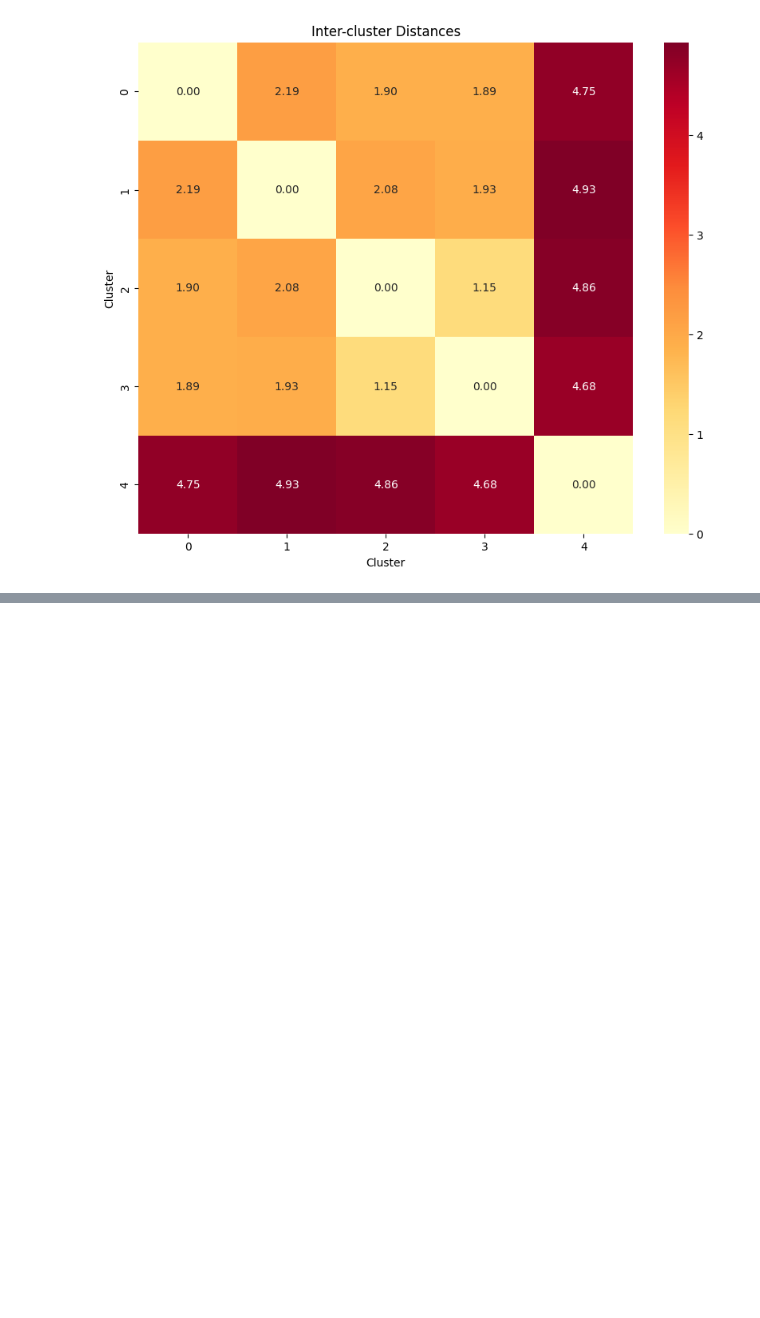
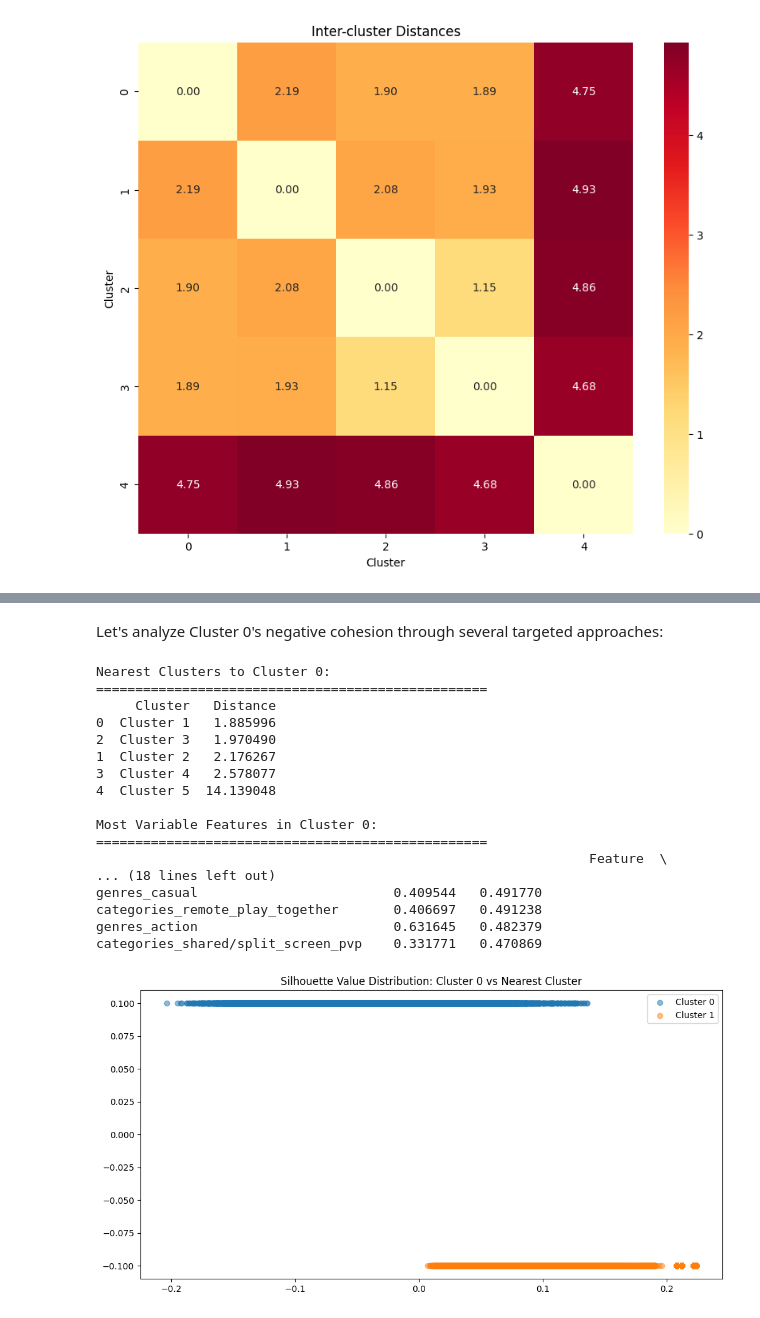
Before and after one commit to adsh16/game-recommendation-system, a Jupyter notebook: main2.ipynb, the cells around one changed output, grey strips where cells are left out. Drawn from its saved outputs; the diff is of its cells as text; code cells hidden in the pictures; blank space fills up the shorter version.

```diff
--- a/main2.ipynb
+++ b/main2.ipynb
@@ -575,0 +803,64 @@ Variance explained by first two components: 35.49%
+# %% [markdown]
+Let's analyze Cluster 0's negative cohesion through several targeted approaches:
+# %%
+# 1. Get feature importance for Cluster 0
+cluster_0_points = features[labels == 0]
+cluster_0_center = kmeans_model.cluster_centers_[0]
+other_centers = kmeans_model.cluster_centers_[1:]
+
+# Calculate distance to other clusters
+distances_to_others = []
+for i, center in enumerate(other_centers, 1):
+    dist = np.linalg.norm(cluster_0_center - center)
+    distances_to_others.append((f'Cluster {i}', dist))
+
+# Sort distances
+distances_df = pd.DataFrame(distances_to_others, columns=['Cluster', 'Distance'])
+distances_df = distances_df.sort_values('Distance')
+
+# Feature importance for Cluster 0
+feature_importance = pd.DataFrame({
+    'Feature': features.columns,
+    'Mean_Value': cluster_0_points.mean(),
+    'Std_Value': cluster_0_points.std()
+})
+feature_importance = feature_importance.sort_values('Std_Value', ascending=False)
+
+print("Nearest Clusters to Cluster 0:")
+print("=" * 50)
+print(distances_df)
+print("\nMost Variable Features in Cluster 0:")
+print("=" * 50)
+print(feature_importance.head(10))
+
+# Visualize overlap with nearest cluster
+nearest_cluster = distances_df.iloc[0]['Cluster']
+nearest_idx = int(nearest_cluster.split()[1])
+
+plt.figure(figsize=(12, 6))
+plt.scatter(silhouette_vals[labels == 0], np.zeros_like(silhouette_vals[labels == 0]) + 0.1,
+           alpha=0.5, label='Cluster 0')
+plt.scatter(silhouette_vals[labels == nearest_idx], np.zeros_like(silhouette_vals[labels == nearest_idx]) - 0.1,
+           alpha=0.5, label=f'Cluster {nearest_idx}')
+plt.title('Silhouette Value Distribution: Cluster 0 vs Nearest Cluster')
+plt.legend()
+plt.show()
+# %% [output]
+Nearest Clusters to Cluster 0:
+==================================================
+     Cluster   Distance
+0  Cluster 1   1.885996
+2  Cluster 3   1.970490
+1  Cluster 2   2.176267
+3  Cluster 4   2.578077
+4  Cluster 5  14.139048
+
+Most Variable Features in Cluster 0:
+==================================================
+                                                               Feature  \
+... (18 lines left out)
+genres_casual                         0.409544   0.491770
+categories_remote_play_together       0.406697   0.491238
+genres_action                         0.631645   0.482379
+categories_shared/split_screen_pvp    0.331771   0.470869
+[figure, added]
```
Also changed, not shown: parts of 6 cells of this notebook.
